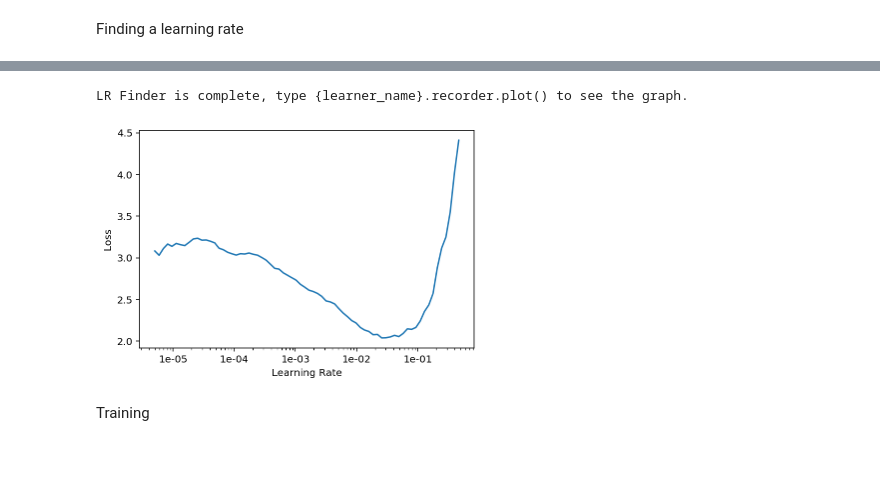
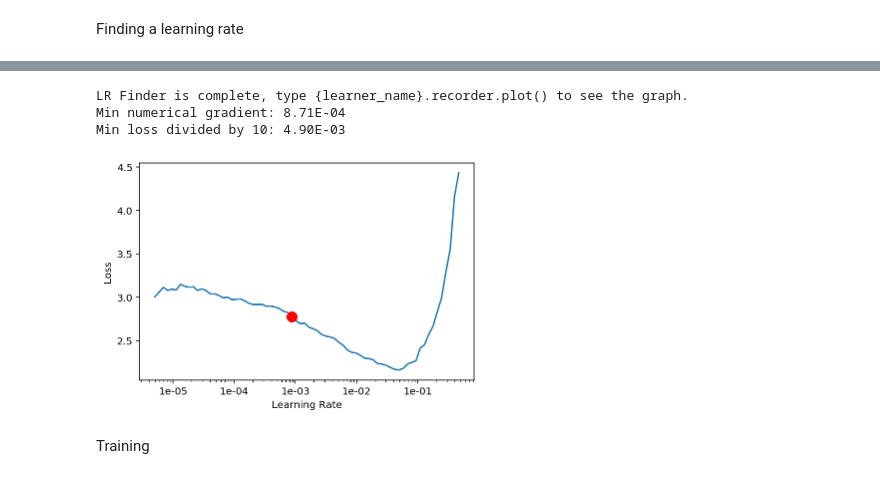
Before and after one commit to ladaifu/waste-sorting, a Jupyter notebook: waste_sorting.ipynb, the cells around one changed output, grey strips where cells are left out. Drawn from its saved outputs; the diff is of its cells as text; code cells hidden in the pictures.

```diff
--- a/waste_sorting.ipynb
+++ b/waste_sorting.ipynb
@@ -203,11 +207,13 @@ Sequential(
 Finding a learning rate
 # %%
 learn.lr_find(start_lr=1e-6,end_lr=1e1)
-learn.recorder.plot()
+learn.recorder.plot(suggestion=True)
 # %% [output]
 [interactive output not drawn]
 LR Finder is complete, type {learner_name}.recorder.plot() to see the graph.
+Min numerical gradient: 8.71E-04
+Min loss divided by 10: 4.90E-03
-[figure, old version]
+[figure, new version]
 # %% [markdown]
 Training
 # %%
```
Also changed, not shown: parts of 23 cells of this notebook.
